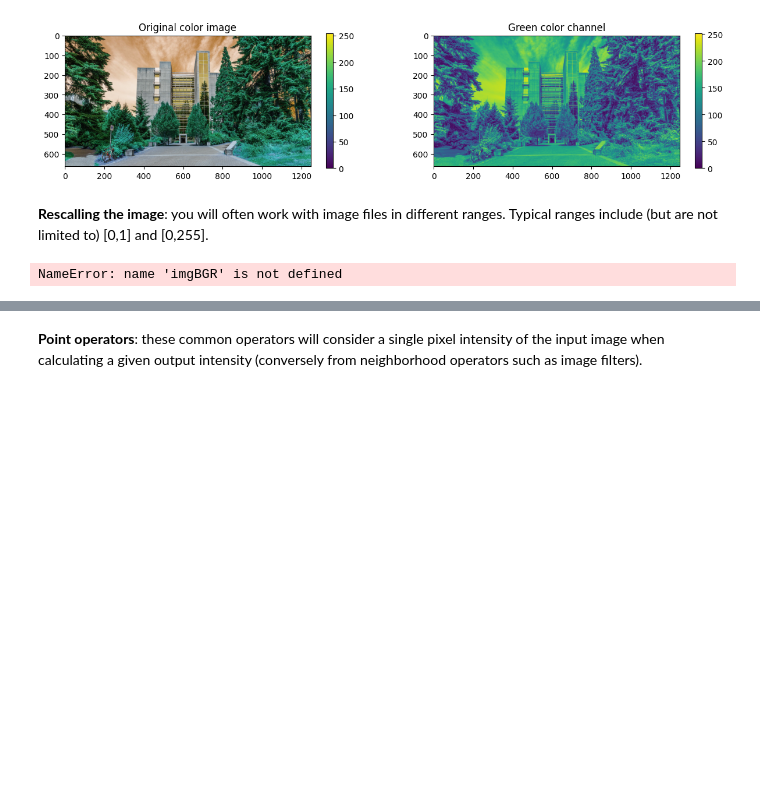
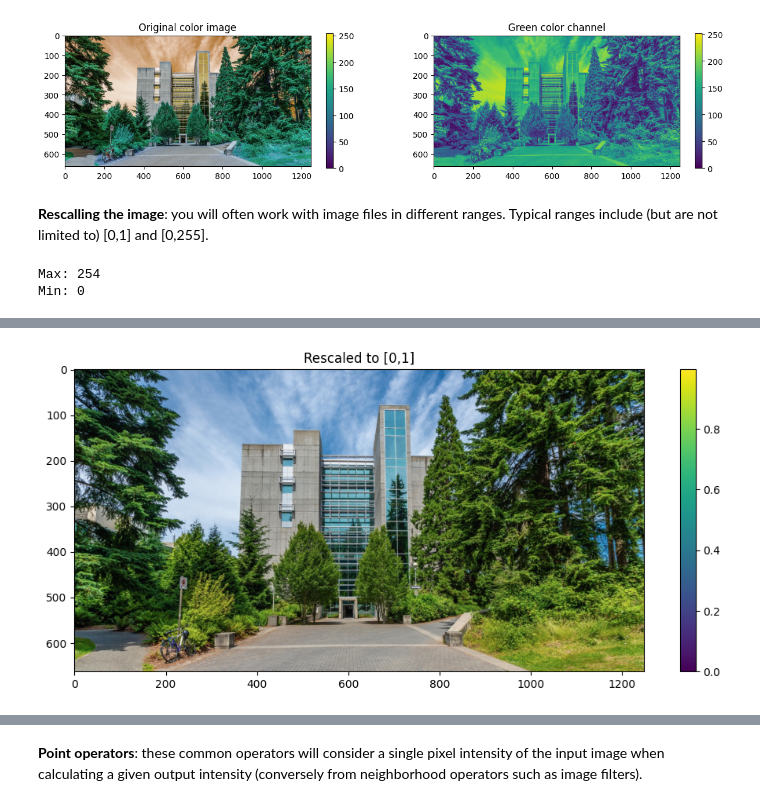
Before and after one commit to ChaseWestlake/10K-flight-Computer, a Jupyter notebook: A1_ECE_471_536_Spring.ipynb, the cells around one changed output, grey strips where cells are left out. Saved outputs shown, nothing was run; the diff lists cells and outputs as text; code cells hidden in the pictures; blank space fills up the shorter version.

```diff
--- a/A1_ECE_471_536_Spring.ipynb
+++ b/A1_ECE_471_536_Spring.ipynb
@@ -300,15 +317,17 @@ plt = pltImg(green_channel,title = "Green color channel", ori='vertical')
 # TO-DO (2 points): rescale the image to the [0,1] range. Print the max and min values of the rescaled image and
 # plot the new color image.
 
+print(f"Max: {np.max(imgBGR)}")
+print(f"Min: {np.min(imgBGR)}")
+
+
 rescaled = imgBGR/255
 
-print(f"Max: {np.max(rescaled)}")
-print(f"Min: {np.min(rescaled)}")
 
 # END TODO
-
-imgInfo(rescaled, title = "Rescaled")
+#cv2.imgInfo(rescaled, title = "Rescaled")
 plt.figure(figsize = (12,5))
 pltImg(rescaled,title="Rescaled to [0,1]", ori='vertical')
 # %% [output]
-NameError: name 'imgBGR' is not defined
+Max: 254
+Min: 0
@@ -315 +335,2 @@ NameError: name 'imgBGR' is not defined
+[figure, added]
 # %%
```
Also changed, not shown: parts of 7 cells of this notebook.
